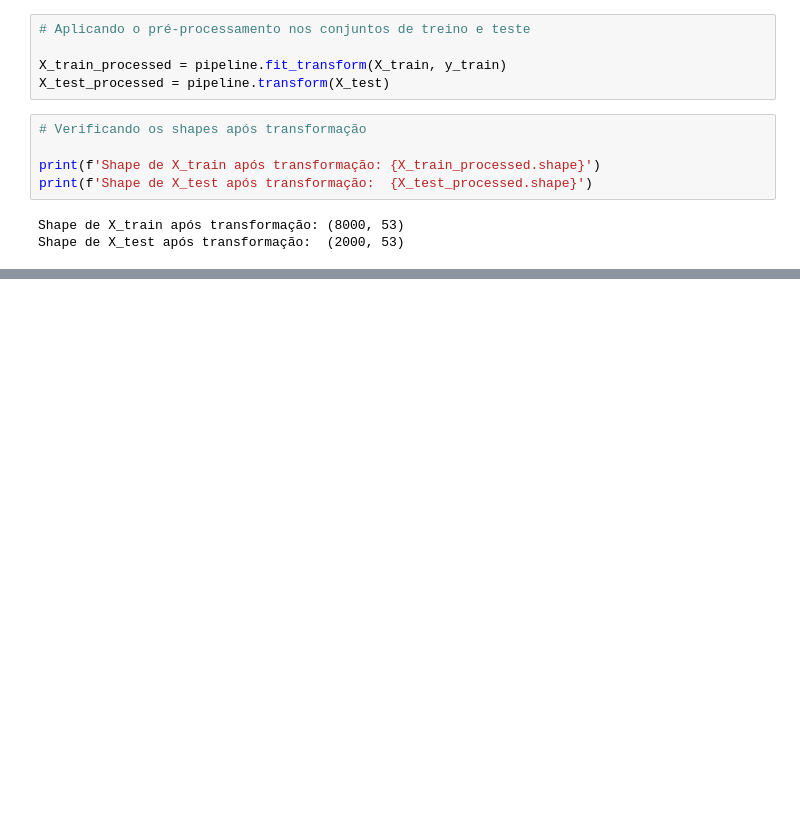
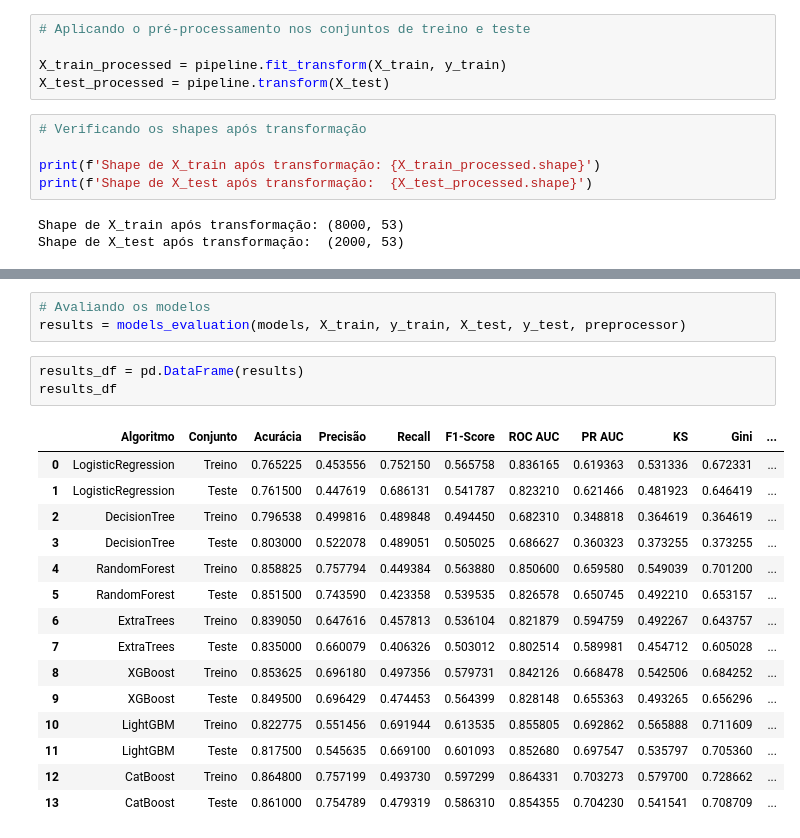
Before and after one commit to emso-exe/Churn_clientes_de_banco, a Jupyter notebook: notebooks/003_modelagem_preditiva.ipynb, the cells around one changed output, grey strips where cells are left out. Cells and saved outputs as stored; diff of their text form; blank space fills up the shorter version.

Commit message:
feat: adição do item 4.1, definição de modelos de classificação e métricas de avaliação.

```diff
--- a/notebooks/003_modelagem_preditiva.ipynb
+++ b/notebooks/003_modelagem_preditiva.ipynb
@@ -286,0 +491,22 @@ Shape de X_test após transformação:  (2000, 53)
+# %%
+# Avaliando os modelos
+results = models_evaluation(models, X_train, y_train, X_test, y_test, preprocessor)
+# %%
+results_df = pd.DataFrame(results)
+results_df
+# %% [output]
+|  | Algoritmo | Conjunto | Acurácia | Precisão | Recall | F1-Score | ROC AUC | PR AUC | KS | Gini | ... |
+| 0 | LogisticRegression | Treino | 0.765225 | 0.453556 | 0.752150 | 0.565758 | 0.836165 | 0.619363 | 0.531336 | 0.672331 | ... |
+| 1 | LogisticRegression | Teste | 0.761500 | 0.447619 | 0.686131 | 0.541787 | 0.823210 | 0.621466 | 0.481923 | 0.646419 | ... |
+| 2 | DecisionTree | Treino | 0.796538 | 0.499816 | 0.489848 | 0.494450 | 0.682310 | 0.348818 | 0.364619 | 0.364619 | ... |
+| 3 | DecisionTree | Teste | 0.803000 | 0.522078 | 0.489051 | 0.505025 | 0.686627 | 0.360323 | 0.373255 | 0.373255 | ... |
+| 4 | RandomForest | Treino | 0.858825 | 0.757794 | 0.449384 | 0.563880 | 0.850600 | 0.659580 | 0.549039 | 0.701200 | ... |
+| 5 | RandomForest | Teste | 0.851500 | 0.743590 | 0.423358 | 0.539535 | 0.826578 | 0.650745 | 0.492210 | 0.653157 | ... |
+| 6 | ExtraTrees | Treino | 0.839050 | 0.647616 | 0.457813 | 0.536104 | 0.821879 | 0.594759 | 0.492267 | 0.643757 | ... |
+| 7 | ExtraTrees | Teste | 0.835000 | 0.660079 | 0.406326 | 0.503012 | 0.802514 | 0.589981 | 0.454712 | 0.605028 | ... |
+| 8 | XGBoost | Treino | 0.853625 | 0.696180 | 0.497356 | 0.579731 | 0.842126 | 0.668478 | 0.542506 | 0.684252 | ... |
+| 9 | XGBoost | Teste | 0.849500 | 0.696429 | 0.474453 | 0.564399 | 0.828148 | 0.655363 | 0.493265 | 0.656296 | ... |
+| 10 | LightGBM | Treino | 0.822775 | 0.551456 | 0.691944 | 0.613535 | 0.855805 | 0.692862 | 0.565888 | 0.711609 | ... |
+| 11 | LightGBM | Teste | 0.817500 | 0.545635 | 0.669100 | 0.601093 | 0.852680 | 0.697547 | 0.535797 | 0.705360 | ... |
+| 12 | CatBoost | Treino | 0.864800 | 0.757199 | 0.493730 | 0.597299 | 0.864331 | 0.703273 | 0.579700 | 0.728662 | ... |
+| 13 | CatBoost | Teste | 0.861000 | 0.754789 | 0.479319 | 0.586310 | 0.854355 | 0.704230 | 0.541541 | 0.708709 | ... |
```
Also changed, not shown: parts of 6 cells of this notebook.
